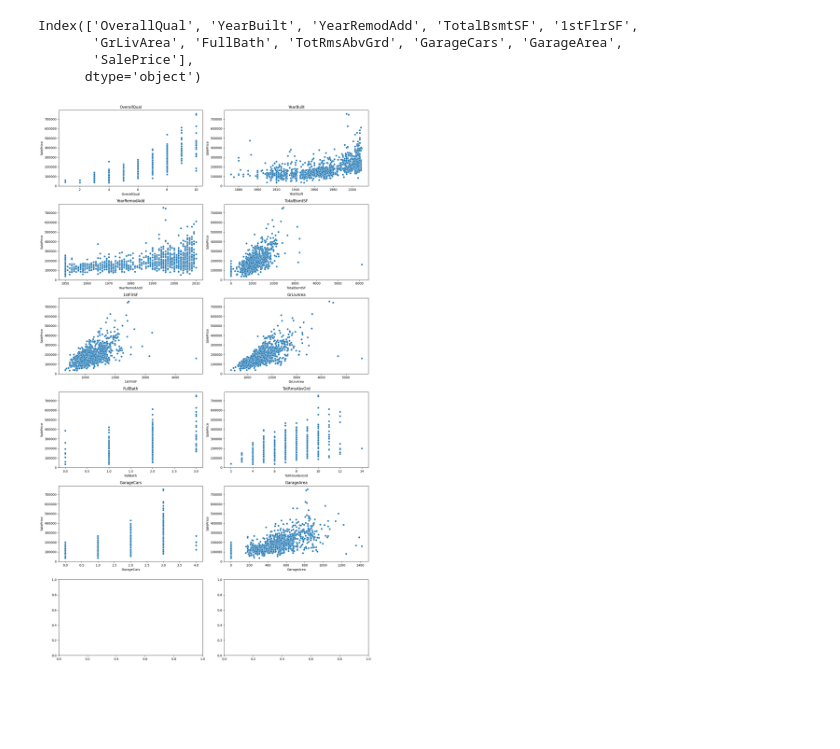
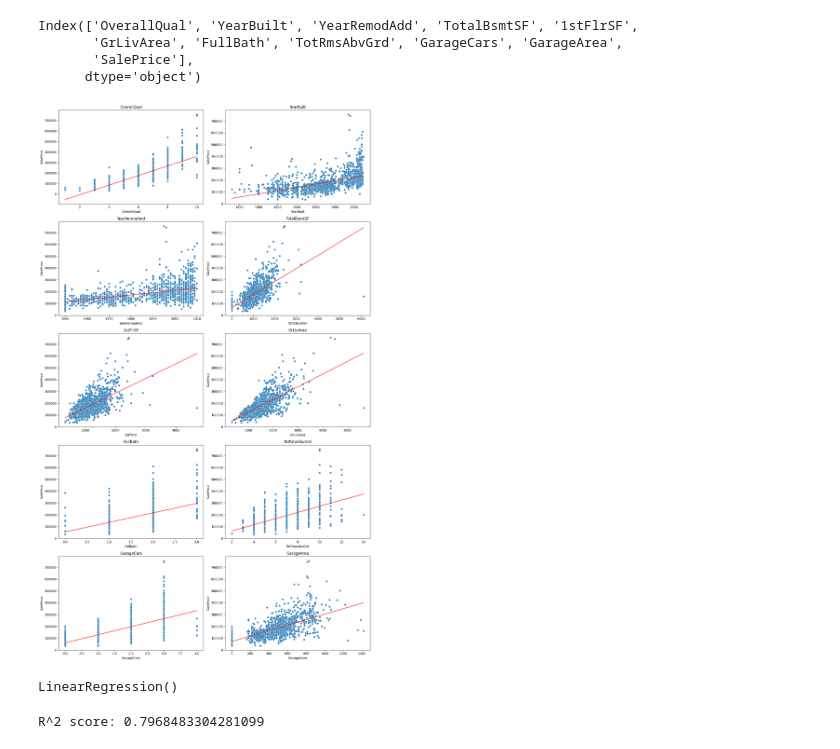
Before and after one commit to Njeri-Gitome/House-Prices-Prediction-Streamlit, a Jupyter notebook: house_prices.ipynb, the cells around one changed output. Saved outputs shown, nothing was run; the diff lists cells and outputs as text; code cells hidden in the pictures; blank space fills up the shorter version.

```diff
--- a/house_prices.ipynb
+++ b/house_prices.ipynb
@@ -328,21 +392,26 @@ Index(['OverallQual', 'YearBuilt', 'YearRemodAdd', 'TotalBsmtSF', '1stFlrSF',
        'SalePrice'],
       dtype='object')
 # %%
-cols= 2
+cols = 2
 num_vars = len(house_data.columns) - 1
 num_rows = 5
-
-fig, axes = plt.subplots(nrows=len(house_data.columns)// cols + 1, ncols=cols, figsize=(15, 5*num_rows))
+fig, axes = plt.subplots(nrows=5, ncols=cols, figsize=(15, 5*num_rows))
 
 for i, column in enumerate(house_data.columns):
-    row = i // cols
-    col = i % cols
     if column != 'SalePrice':
-        sns.scatterplot(data=house_data, x=column, y='SalePrice', ax=axes[row, col])
+        row = i // cols
+        col = i % cols
+        coefficients = np.polyfit(house_data[column], house_data['SalePrice'], 1)
+        x_regression = np.linspace(
+            min(house_data[column]), max(house_data[column]), 100)
+        y_regression = np.polyval(coefficients, x_regression)
+        sns.scatterplot(data=house_data, x=column,
+                        y='SalePrice', ax=axes[row, col])
+        axes[row, col].plot(x_regression, y_regression, color="red")
         axes[row, col].set_title(f'{column}')
 
 plt.tight_layout()
 
 plt.show()
 # %% [output]
-[figure, old version]
+[figure, new version]
@@ -348,0 +426,10 @@ plt.show()
+# %%
+model = LinearRegression()
+model.fit(X_train, y_train)
+# %% [output]
+LinearRegression()
+# %%
+r2_score = model.score(X_test, y_test)
+print(f"R^2 score: {r2_score}")
+# %% [output]
+R^2 score: 0.7968483304281099
```
Also changed, not shown: parts of 12 cells of this notebook, 1 other file.
